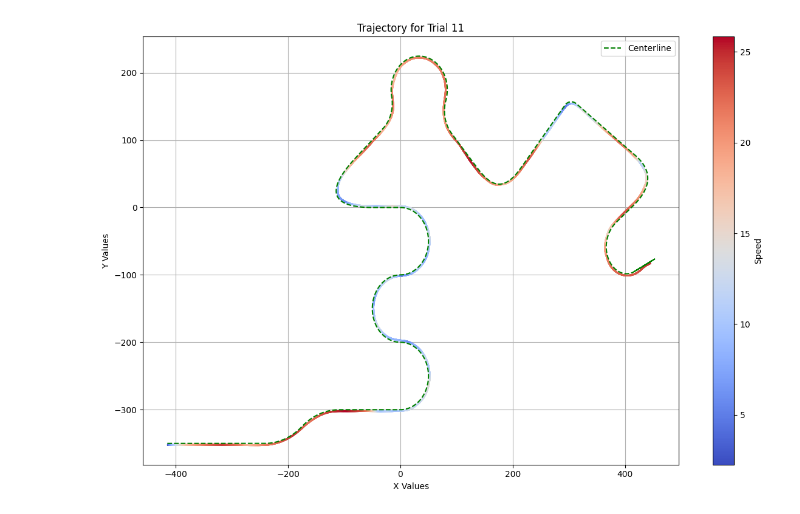
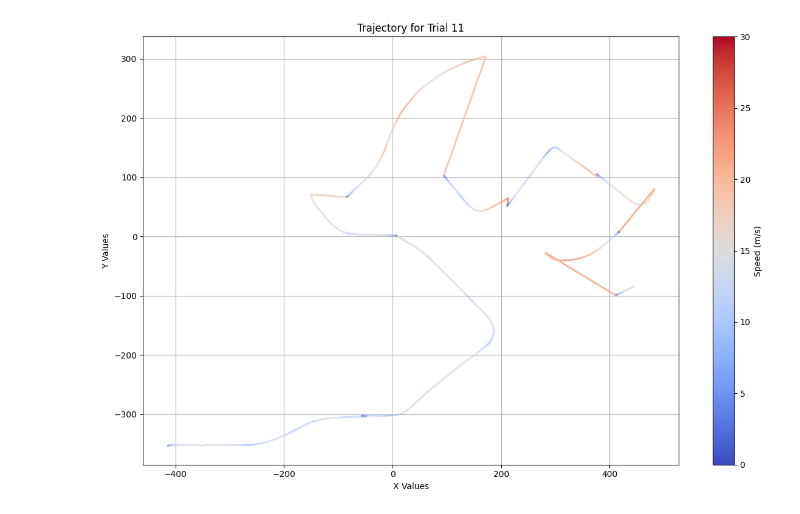
Before and after one commit to GraceRoessling/driving_exp_1_analyses, a Jupyter notebook: experiment_analyses/jupyter_notebooks/Get_subject_data.ipynb, the cells around one changed output. Saved outputs shown, nothing was run; the diff lists cells and outputs as text; code cells hidden in the pictures.

Commit message:
making progress on trajectory plots for trial 11 (still tweaking since numbering of track segments is off)

```diff
--- a/experiment_analyses/jupyter_notebooks/Get_subject_data.ipynb
+++ b/experiment_analyses/jupyter_notebooks/Get_subject_data.ipynb
@@ -27,7 +27,8 @@ trial_list = [0,1,2,3,4,5,6,7,8,9,10] # I use 0th based lists to index the trial
 # Pick a subject, and pick a trial number! -----------
 #subject_id = unfamiliar_group_ids[0] # pick a subject#
 subject_id = familiar_group_ids[0] # pick a subject#
-trial_number = 9
+#subject_id = unfamiliar_group_ids[0] # pick a subject#
+trial_number = 10
 # %%
 # Get objects associated to a given subject and their trial
 subject_object = subject_dict[subject_id]
@@ -113,40 +129,44 @@ No handles with labels found to put in legend.
 # %%
+import matplotlib.pyplot as plt
 import matplotlib.colors as mcolors
 import matplotlib.cm as cm
+from matplotlib.collections import LineCollection
+import numpy as np
 
 # Normalize speed for color mapping
 speed = main_vehicle_vars_df["velocity_magnitude"]
-norm = mcolors.Normalize(vmin=speed.min(), vmax=speed.max())
+norm = plt.Normalize(vmin=0, vmax=30)
 cmap = cm.get_cmap("coolwarm")  # Cool (blue) for low speeds, warm (red) for high speeds
 
-# Create a new figure
-plt.figure(figsize=(12, 8))
+# Create line segments for trajectory
+segments = [
+    [[camera_position_df['pos_x'].iloc[i], camera_position_df['pos_z'].iloc[i]],
+     [camera_position_df['pos_x'].iloc[i + 1], camera_position_df['pos_z'].iloc[i + 1]]]
+    for i in range(len(camera_position_df) - 1)
+]
 
-# Plot trajectory with speed-based colors
-for i in range(len(camera_position_df) - 1):
-    x_vals = [camera_position_df['pos_x'].iloc[i], camera_position_df['pos_x'].iloc[i + 1]]
-    y_vals = [camera_position_df['pos_z'].iloc[i], camera_position_df['pos_z'].iloc[i + 1]]
-    plt.plot(x_vals, y_vals, color=cmap(norm(speed.iloc[i])), linewidth=2)
+# Create a LineCollection
+lc = LineCollection(segments, cmap=cmap, norm=norm, linewidth=2)
+lc.set_array(speed[:-1])  # Assign speed values to color mapping
 
-# Plot centerline
-plt.plot(center_df['x'], center_df['y'], color='g', linestyle='dashed', label="Centerline")
+# Create a figure and axis
+fig, ax = plt.subplots(figsize=(12, 8))
+ax.add_collection(lc)
+ax.autoscale()  # Adjust axis limits
 
-# Add colorbar for speed reference
-sm = cm.ScalarMappable(cmap=cmap, norm=norm)
-sm.set_array([])
-cbar = plt.colorbar(sm)
-cbar.set_label("Speed")
+# Add color bar
+cbar = plt.colorbar(lc, ax=ax)
+cbar.set_label("Speed (m/s)")
 
 # Plot aesthetics
 plt.title('Trajectory for Trial 11')
 plt.xlabel('X Values')
 plt.ylabel('Y Values')
-plt.legend()
 plt.grid(True)
 plt.tight_layout()
 plt.show()
 # %% [output]
-[figure, old version]
+[figure, new version]
 # %%
 driving_sim_df = track_piece_object.dataframes["Vehicle_DrivingSim"]
 
```
Also changed, not shown: parts of 7 cells of this notebook, 4 other files.
